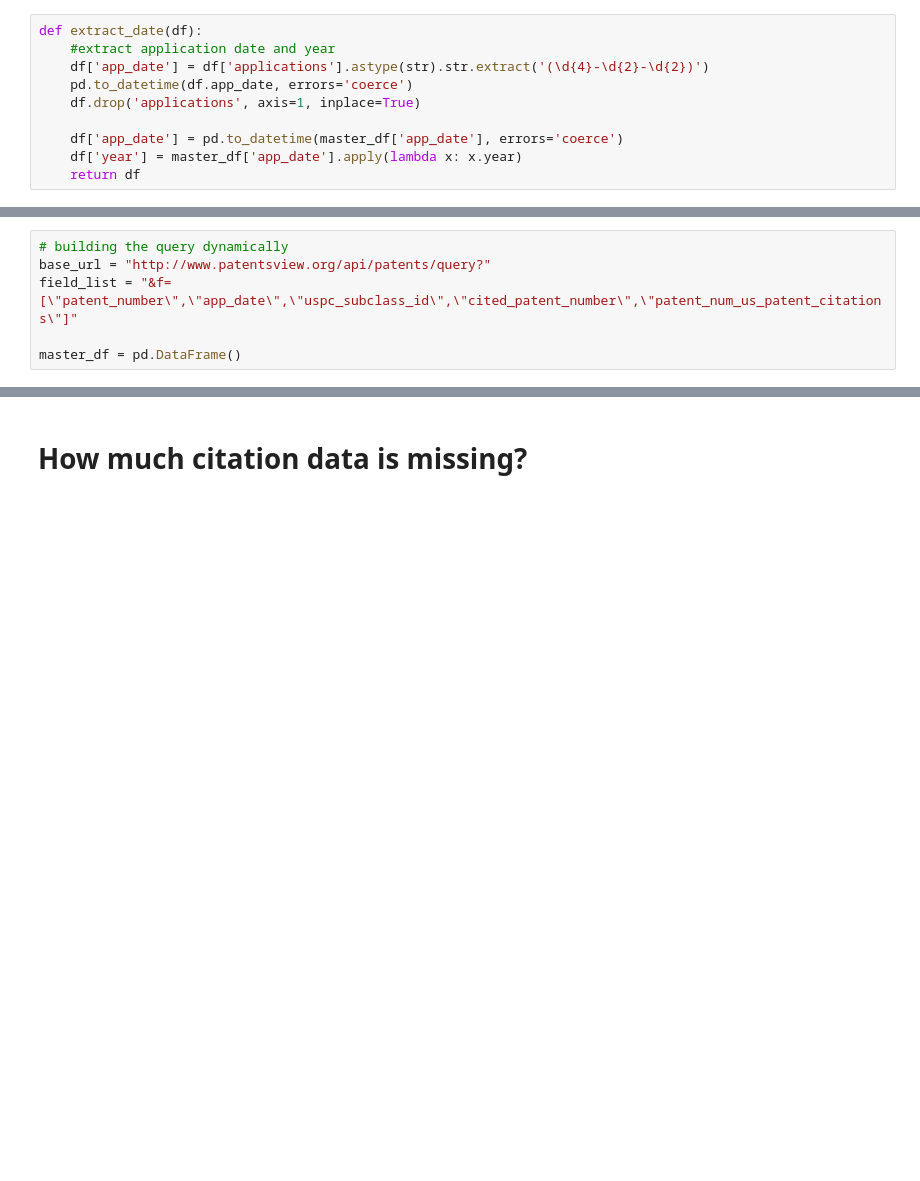
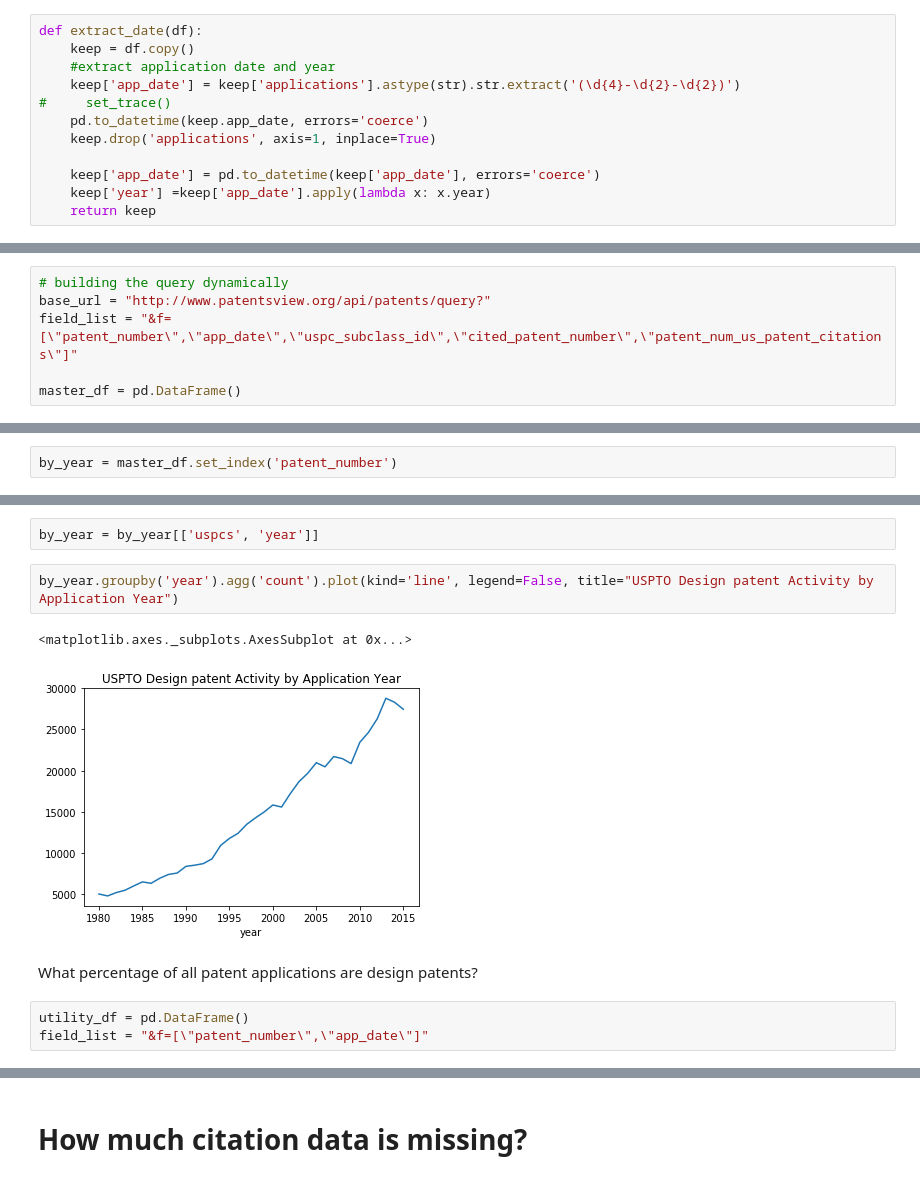
Before and after one commit to TieraLee/patents, a Jupyter notebook: dataPull.ipynb, the cells around one changed output, grey strips where cells are left out. Cells and saved outputs as stored; diff of their text form; blank space fills up the shorter version.

Commit message:
pull design data, not cleaned

```diff
--- a/dataPull.ipynb
+++ b/dataPull.ipynb
@@ -46,13 +19,15 @@ def remove_non_design(df):
     return df[df.patent_number.str.contains('D')]
 # %%
 def extract_date(df):
+    keep = df.copy()
     #extract application date and year
-    df['app_date'] = df['applications'].astype(str).str.extract('(\d{4}-\d{2}-\d{2})')
-    pd.to_datetime(df.app_date, errors='coerce')
-    df.drop('applications', axis=1, inplace=True)
+    keep['app_date'] = keep['applications'].astype(str).str.extract('(\d{4}-\d{2}-\d{2})')
+#     set_trace()
+    pd.to_datetime(keep.app_date, errors='coerce')
+    keep.drop('applications', axis=1, inplace=True)
 
-    df['app_date'] = pd.to_datetime(master_df['app_date'], errors='coerce')
-    df['year'] = master_df['app_date'].apply(lambda x: x.year)
-    return df
+    keep['app_date'] = pd.to_datetime(keep['app_date'], errors='coerce')
+    keep['year'] =keep['app_date'].apply(lambda x: x.year)
+    return keep
 # %%
 def extract_class(df):
@@ -140,0 +140,2 @@ for year in range(1980,2016):
+# %%
+by_year = master_df.set_index('patent_number')
@@ -140,0 +152,12 @@ for year in range(1980,2016):
+# %%
+by_year = by_year[['uspcs', 'year']]
+# %%
+by_year.groupby('year').agg('count').plot(kind='line', legend=False, title="USPTO Design patent Activity by Application Year")
+# %% [output]
+<matplotlib.axes._subplots.AxesSubplot at 0x...>
+[figure, added]
+# %% [markdown]
+What percentage of all patent applications are design patents?
+# %%
+utility_df = pd.DataFrame()
+field_list = "&f=[\"patent_number\",\"app_date\"]"
```
Also changed, not shown: parts of 36 cells of this notebook, 1 other file.
